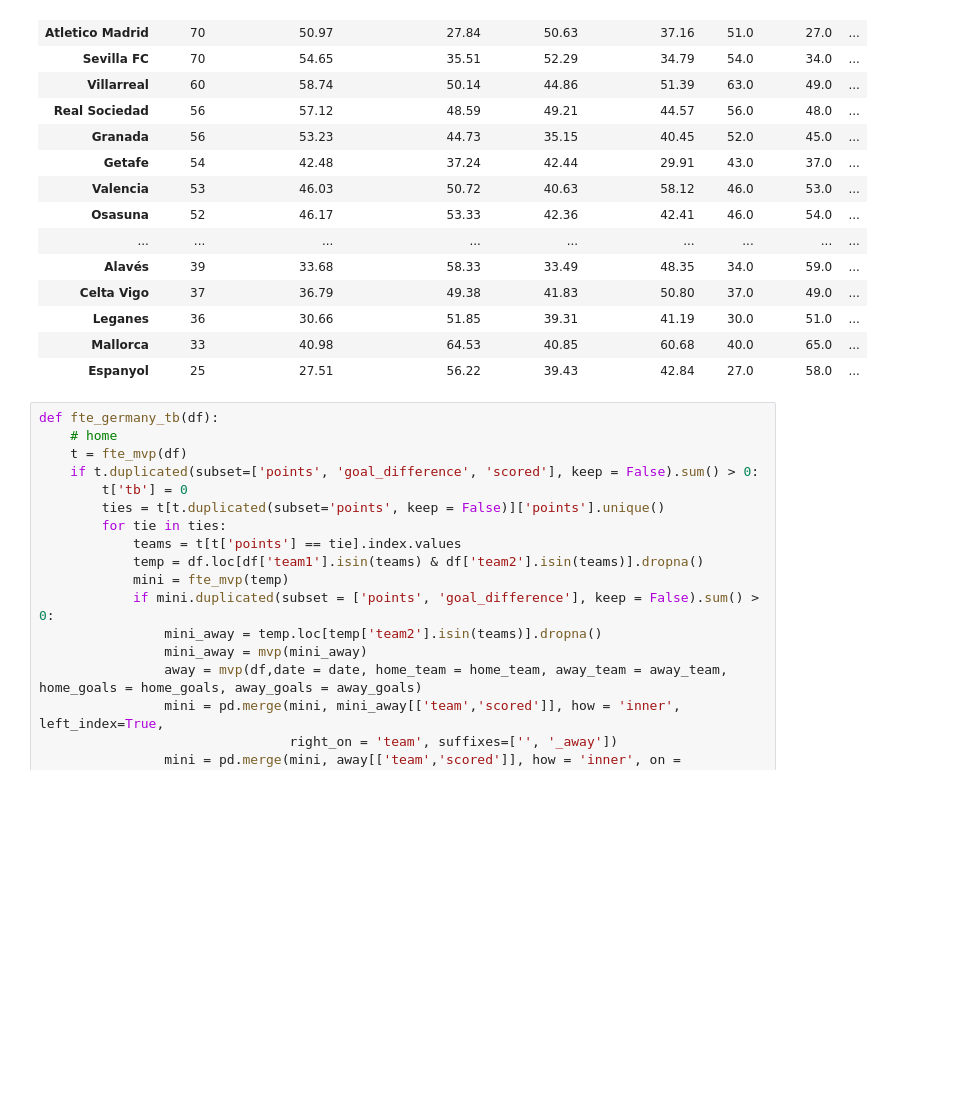
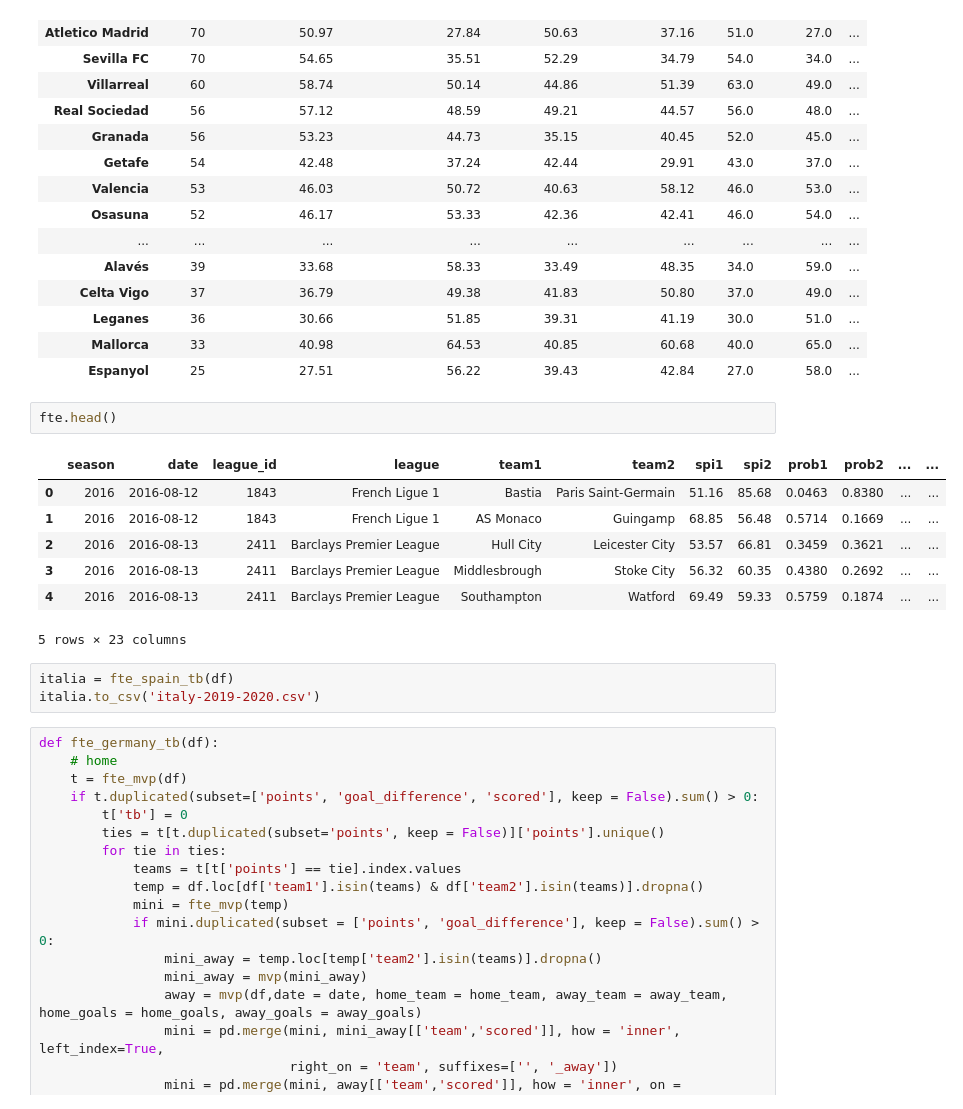
Before and after one commit to stcondon/tables4tableau, a Jupyter notebook: t/notebooks/fte-transformations.ipynb, the cells around one changed output. Drawn from its saved outputs; the diff is of its cells as text; blank space fills up the shorter version.

```diff
--- a/t/notebooks/fte-transformations.ipynb
+++ b/t/notebooks/fte-transformations.ipynb
@@ -234,6 +171,19 @@ fte_spain_tb(df)
 | Leganes | 36 | 30.66 | 51.85 | 39.31 | 41.19 | 30.0 | 51.0 | ... |
 | Mallorca | 33 | 40.98 | 64.53 | 40.85 | 60.68 | 40.0 | 65.0 | ... |
 | Espanyol | 25 | 27.51 | 56.22 | 39.43 | 42.84 | 27.0 | 58.0 | ... |
+# %%
+fte.head()
+# %% [output]
+|  | season | date | league_id | league | team1 | team2 | spi1 | spi2 | prob1 | prob2 | ... | ... |
+| 0 | 2016 | 2016-08-12 | 1843 | French Ligue 1 | Bastia | Paris Saint-Germain | 51.16 | 85.68 | 0.0463 | 0.8380 | ... | ... |
+| 1 | 2016 | 2016-08-12 | 1843 | French Ligue 1 | AS Monaco | Guingamp | 68.85 | 56.48 | 0.5714 | 0.1669 | ... | ... |
+| 2 | 2016 | 2016-08-13 | 2411 | Barclays Premier League | Hull City | Leicester City | 53.57 | 66.81 | 0.3459 | 0.3621 | ... | ... |
+| 3 | 2016 | 2016-08-13 | 2411 | Barclays Premier League | Middlesbrough | Stoke City | 56.32 | 60.35 | 0.4380 | 0.2692 | ... | ... |
+| 4 | 2016 | 2016-08-13 | 2411 | Barclays Premier League | Southampton | Watford | 69.49 | 59.33 | 0.5759 | 0.1874 | ... | ... |
+5 rows × 23 columns
+# %%
+italia = fte_spain_tb(df)
+italia.to_csv('italy-2019-2020.csv')
 # %%
 def fte_germany_tb(df):
     # home
```
Also changed, not shown: parts of 7 cells of this notebook.
